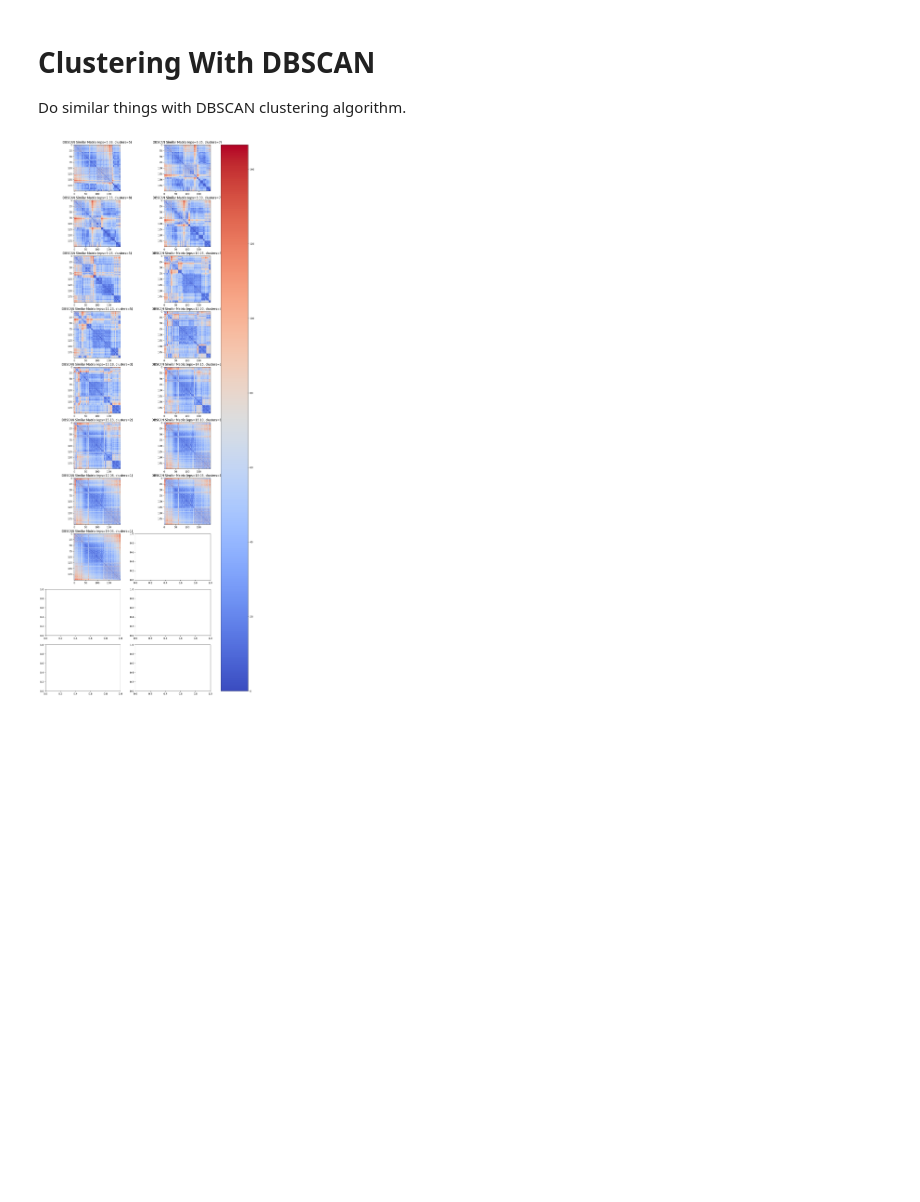
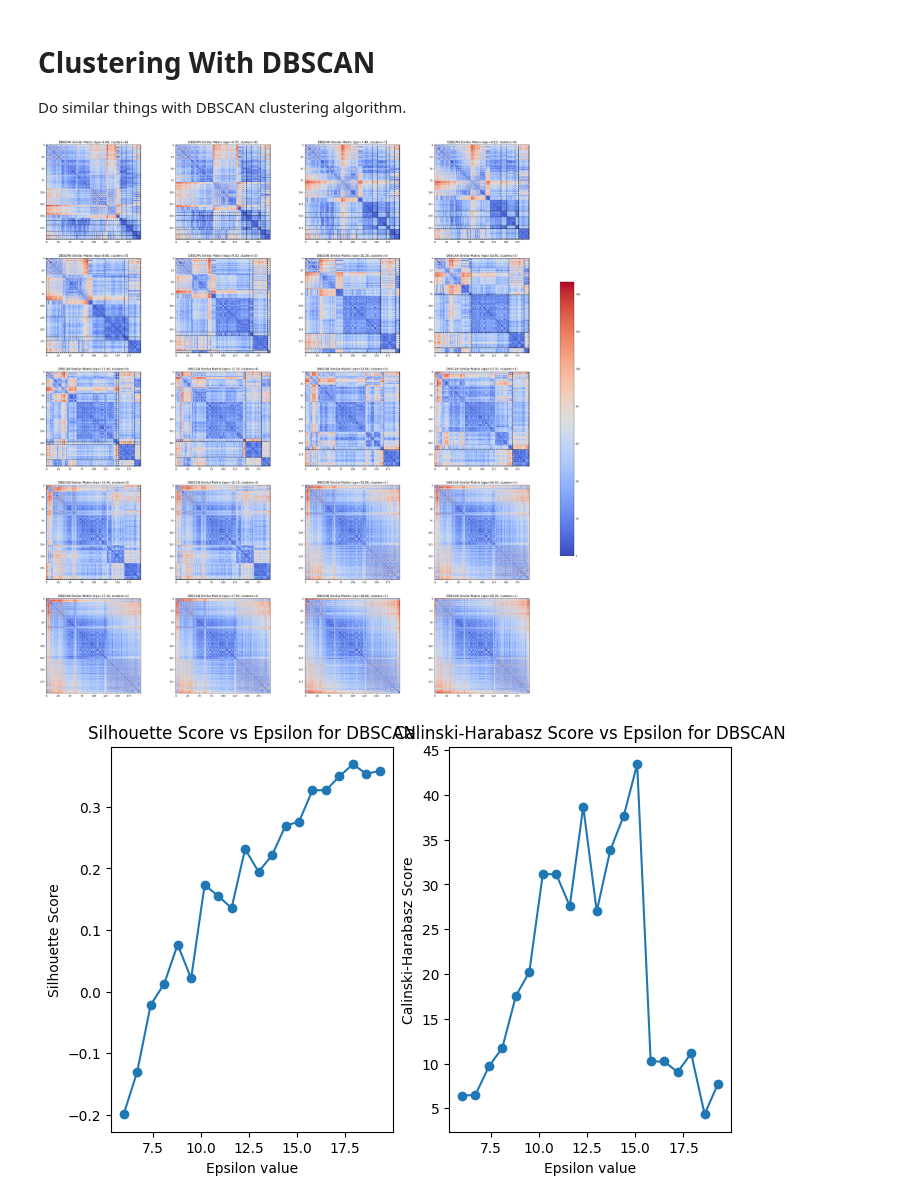
Before and after one commit to juruohejiarui/Homework-AIAA3111-Project, a Jupyter notebook: main_process.ipynb, the cells around one changed output. Cells and saved outputs as stored; diff of their text form; code cells hidden in the pictures; blank space fills up the shorter version.

```diff
--- a/main_process.ipynb
+++ b/main_process.ipynb
@@ -114,11 +171,18 @@ Optimal number of clusters: 6
 # %%
 # cluster with optimal k
-kmeans = KMeans(n_clusters=opt_k, random_state=0, max_iter=1000)
-features = df[['Genre', 'Age', 'Annual Income (k$)', 'Spending Score (1-100)']].to_numpy()
+kmeans = KMeans(n_clusters=opt_k, random_state=RANDOM_SEED, max_iter=1000)
 kmeans.fit(features)
-labels = kmeans.labels_
+labels_kmeans = kmeans.labels_
 
-sorted_indices = np.argsort(labels)
+sorted_indices = np.argsort(labels_kmeans)
+sorted_labels = labels_kmeans[sorted_indices]
+
+def get_range(labels, k) :
+	indices = np.where(labels == k)[0]
+	if len(indices) == 0 :
+		return None
+	return (indices[0], indices[-1])
+sep_indices = [get_range(sorted_labels, k) for k in range(opt_k)]
 sorted_features = features[sorted_indices]
 
 # visualize similar matrix
@@ -127,6 +191,10 @@ for i in range(len(df)) :
 	similar_matrix[i, :] = np.linalg.norm(sorted_features - sorted_features[i], axis=1)
 
 plt.imshow(similar_matrix, cmap='coolwarm', interpolation='nearest')
+# draw lines to separate clusters
+for i in range(0, opt_k) :
+	plt.axhline(y=sep_indices[i][0], color='black', linestyle='--')
+	plt.axvline(x=sep_indices[i][0], color='black', linestyle='--')
 plt.colorbar()
 plt.title("Similar Matrix of Clustered Customers")
 plt.show()
@@ -140,47 +208,80 @@ The similar matrix implies that items in different clusters by KMeans are not di
 Do similar things with DBSCAN clustering algorithm.
 # %%
 sse_hist_dbscan = []
-n_row = 10
-n_col = 2
+n_row = 5
+n_col = 4
 
 num_attempts = n_row * n_col
 similar_matrices_dbscan : list[np.ndarray] = []
 cluster_num : list[int] = []
+sep_indices_dbscan = []
+sil_hist_dbscan = []
+cal_hist_dbscan = []
 
-for eps in np.arange(0.5, 20.0, (20.0 - 0.5) / num_attempts) :
+for eps in np.arange(6.0, 20.0, (20.0 - 6.0) / num_attempts) :
 	dbscan = DBSCAN(eps=eps, min_samples=5)
-	features = df[['Genre', 'Age', 'Annual Income (k$)', 'Spending Score (1-100)']].to_numpy()
 	dbscan.fit(features)
-	labels = dbscan.labels_
+	labels_dbscan = dbscan.labels_
 	# ignore noise points
-	unique_labels = set(labels)
+	unique_labels = set(labels_dbscan)
 	unique_labels.discard(-1)
 	num_clusters = len(unique_labels)
 	if num_clusters == 0 :
 		continue
-	sse_value = sse(features, labels, num_clusters)
+	sse_value = sse(features, labels_dbscan, num_clusters)
 	sse_hist_dbscan.append((eps, sse_value))
 
-	sorted_indices = np.argsort(labels)
+	sorted_indices = np.argsort(labels_dbscan)
+	sorted_labels = labels_dbscan[sorted_indices]
 	sorted_features = features[sorted_indices]
 	similar_matrix = np.zeros((len(df), len(df)))
+	sep_indices_dbscan.append([get_range(sorted_labels, k) for k in range(num_clusters)])
 	for i in range(len(df)) :
 		similar_matrix[i, :] = np.linalg.norm(sorted_features - sorted_features[i], axis=1)
 	similar_matrices_dbscan.append(similar_matrix)
 	cluster_num.append(num_clusters)
 
+	sil_hist_value = silhouette_score(features, labels_dbscan)
+	sil_hist_dbscan.append((eps, sil_hist_value))
+	cal_hist_value = calinski_harabasz_score(features, labels_dbscan)
+	cal_hist_dbscan.append((eps, cal_hist_value))
+
 
 # plot similar matrices
-fig, axes = plt.subplots(n_row, n_col, figsize=(15, 40))
+fig, axes = plt.subplots(n_row, n_col, figsize=(45, 40))
 for i in range(n_row) :
 	for j in range(n_col) :
 		index = i * n_col + j
 		if index >= len(similar_matrices_dbscan) :
 			break
 		ax = axes[i, j]
 		im = ax.imshow(similar_matrices_dbscan[index], cmap='coolwarm', interpolation='nearest')
+		# draw separating lines
+		for k in range(1, cluster_num[index]) :
+			ax.axhline(y=sep_indices_dbscan[index][k][-1], color='black', linestyle='--')
+			ax.axvline(x=sep_indices_dbscan[index][k][-1], color='black', linestyle='--')
 		ax.set_title(f"DBSCAN Similar Matrix (eps={sse_hist_dbscan[index][0]:.2f}, clusters={cluster_num[index]})")
-fig.colorbar(im, ax=axes.ravel().tolist())
+fig.colorbar(im, ax=axes.ravel().tolist(), shrink=0.5)
 plt.show()
+
+# plot silhouette scores for DBSCAN
+eps_values = [item[0] for item in sil_hist_dbscan]
+sil_values = [item[1] for item in sil_hist_dbscan]
+cal_values = [item[1] for item in cal_hist_dbscan]
+
+plt.figure(figsize=(8, 5))
+plt.subplot(1, 2, 1)
+plt.plot(eps_values, sil_values, marker='o')
+plt.xlabel("Epsilon value")
+plt.ylabel("Silhouette Score")
+plt.title("Silhouette Score vs Epsilon for DBSCAN")
+
+plt.subplot(1, 2, 2)
+plt.plot(eps_values, cal_values, marker='o')
+plt.xlabel("Epsilon value")
+plt.ylabel("Calinski-Harabasz Score")
+plt.title("Calinski-Harabasz Score vs Epsilon for DBSCAN")
+plt.show()
 # %% [output]
-[figure, old version]
+[figure, new version]
+[figure, added]
```
Also changed, not shown: parts of 16 cells of this notebook, 1 other file.
